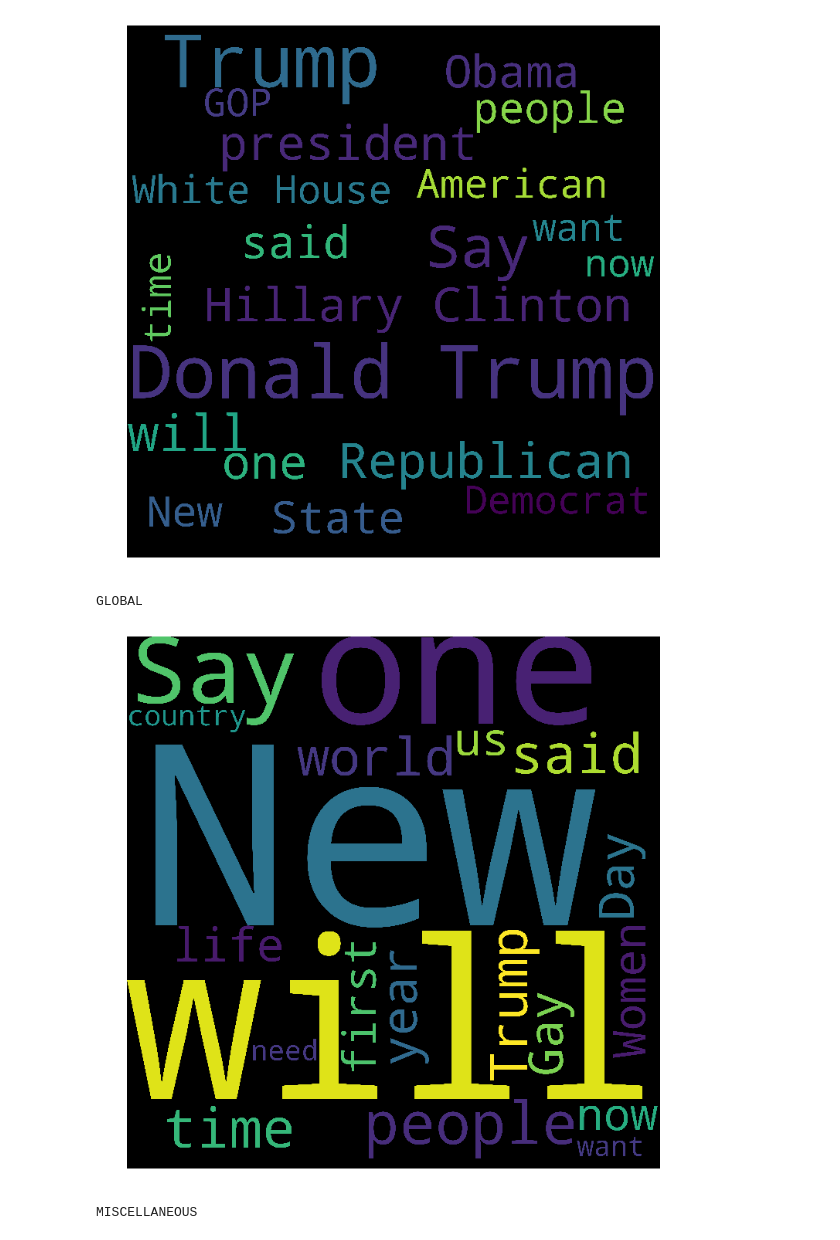
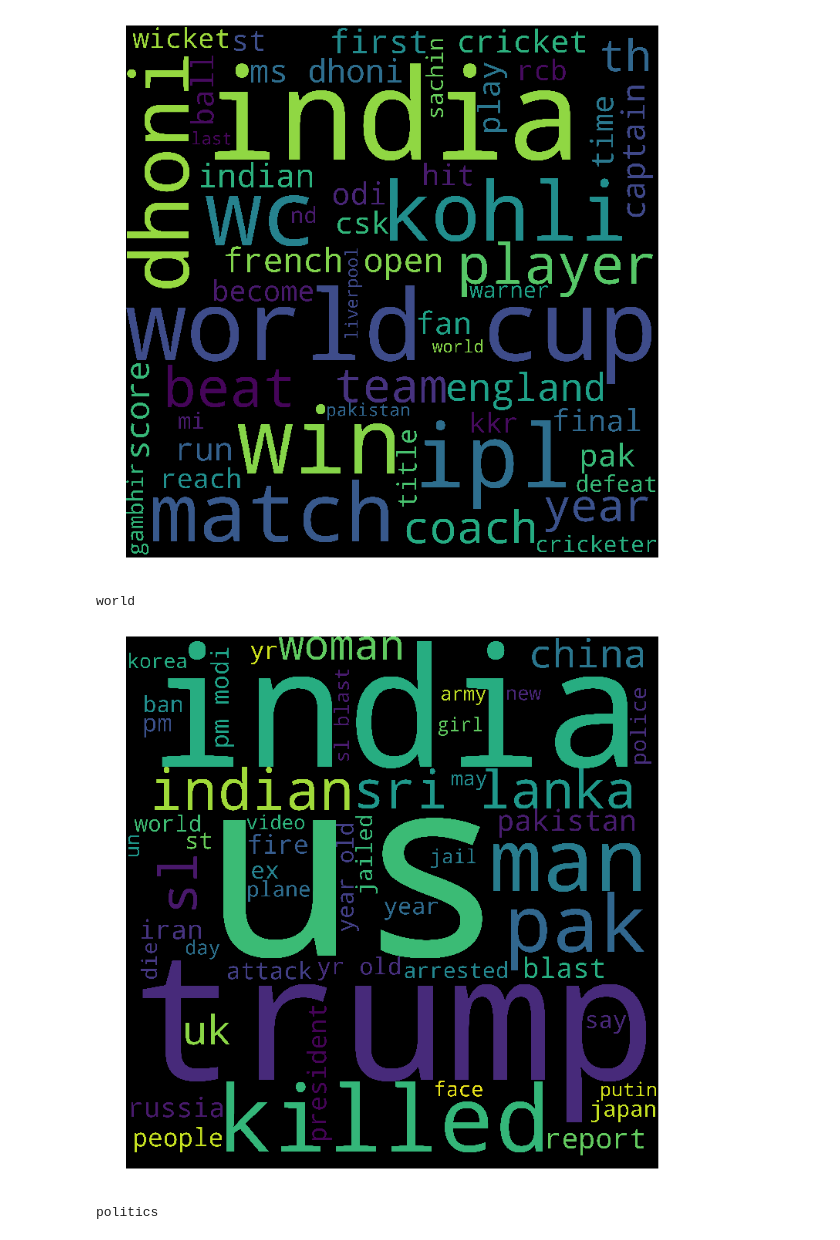
Before and after one commit to Ritvik19/News-Classifier, a Jupyter notebook: v2.ipynb, the cells around one changed output. Cells and saved outputs as stored; diff of their text form; code cells hidden in the pictures.

```diff
--- a/v2.ipynb
+++ b/v2.ipynb
@@ -43,2 +114,0 @@ data.head()
-# %%
-data = data.drop(['authors', 'date'], axis=1)
@@ -98,2 +114,0 @@ def generalize(x):
-# %%
-data['category'] = data['category'].apply(generalize)
@@ -134,5 +115,3 @@ Name: category, dtype: int64
-# %%
-data['article'] = data['headline'] + ' ' + data['short_description']
 # %%
 def df2corpus(df):
     corpus = ''
@@ -144,7 +123,7 @@ stopwords = set(STOPWORDS)
 def buildWordCloud(x):
     wordcloud = WordCloud(width = 6000, height = 6000,
                           background_color ='black', stopwords = stopwords, min_font_size = 10,
-                          max_words = 20).generate(df2corpus(data[data['category'] == x]['article']))
+                          max_words = 50).generate(df2corpus(data[data[x] == 1]['news_c']))
     print(x)
     plt.figure(figsize = (10, 10), facecolor = None)
     plt.imshow(wordcloud)
@@ -152,6 +131,6 @@ def buildWordCloud(x):
     plt.tight_layout(pad = 0)
     plt.show()
 # %%
-for x in plotdata.index:
+for x in ['national', 'sports', 'world', 'politics', 'technology', 'entertainment', 'hatke']:
     buildWordCloud(x)
 # %% [output]
@@ -161,4 +140,4 @@ POLITICS
-[figure, old version]
+[figure, new version]
-GLOBAL
+world
-[figure, old version]
+[figure, new version]
-MISCELLANEOUS
+politics
```
Also changed, not shown: parts of 77 cells of this notebook, 5 other files.
